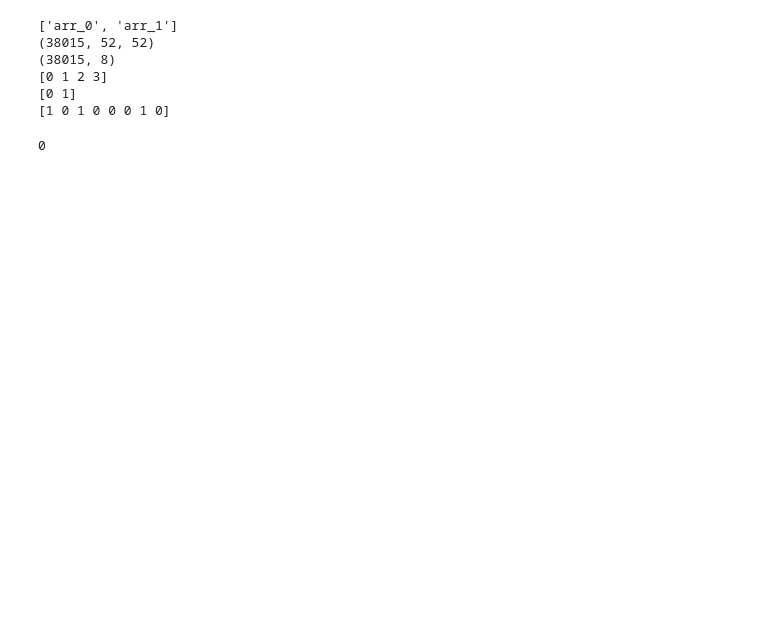
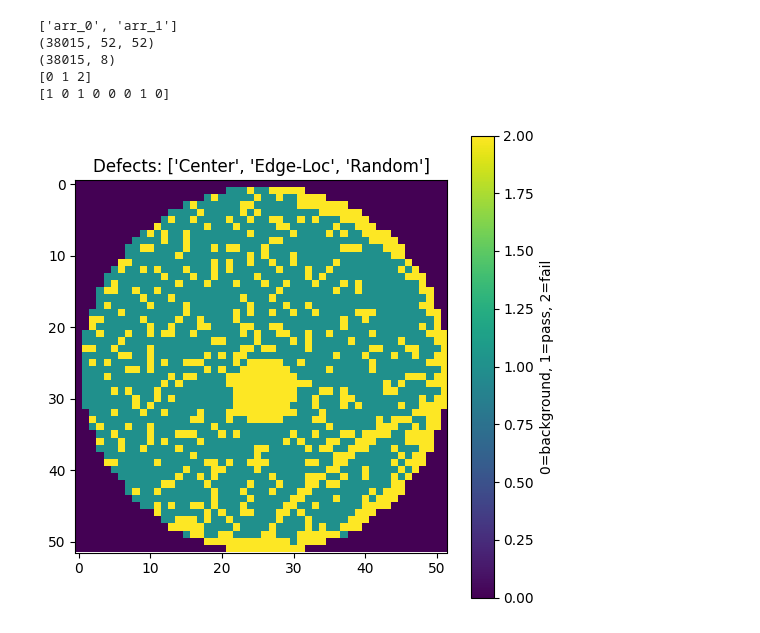
Before and after one commit to 0b10headedcalf/mixed-wafer-defect-model, a Jupyter notebook: main.ipynb, the cells around one changed output. Drawn from its saved outputs; the diff is of its cells as text; code cells hidden in the pictures; blank space fills up the shorter version.

```diff
--- a/main.ipynb
+++ b/main.ipynb
@@ -5,41 +5,24 @@ import matplotlib.pyplot as plt
 
 data = np.load("./dataset.npz")
 print(data.files)
-print(data['arr_0'].shape) #count, size of image
-print(data['arr_1'].shape) #count, possible defects (labeled data)
-print(np.unique(data['arr_0']))
-print(np.unique(data['arr_1']))
-#label data
-print(data['arr_1'][0]) #array 1 represents the defects in the wafers, with a 1 mapping to a true value in the defect array
+print(data['arr_0'].shape)
+print(data['arr_1'].shape)
+print(np.unique(data['arr_0'][0]))
+print(data['arr_1'][0])
 # %% [output]
 ['arr_0', 'arr_1']
 (38015, 52, 52)
 (38015, 8)
-[0 1 2 3]
-[0 1]
+[0 1 2]
 [1 0 1 0 0 0 1 0]
 # %%
 defect_names = ['Center', 'Donut', 'Edge-Loc', 'Edge-Ring',
-                'Loc', 'Near-full', 'Scratch', 'Random']
-
-testimg = data['arr_0'][0]
-testlabel = data['arr_1'][0]
-
+                'Loc', 'Near-full', 'Random', 'Scratch']
 
 plt.figure(figsize=(6, 6))
-plt.imshow(testimg)
-if np.sum(testlabel) == 0:
-    plt.title(f"Defects: Normal")
-else:
-    plt.title(f"Defects: {[defect_names[i] for i, v in enumerate(testlabel) if v == 1]}")
+plt.imshow(data['arr_0'][0])
+plt.title(f"Defects: {[defect_names[i] for i, v in enumerate(data['arr_1'][0]) if v == 1]}")
 plt.colorbar(label='0=background, 1=pass, 2=fail')
 plt.show()
+# %% [output]
+[figure, added]
-# %%
-count = 0
-for n in data['arr_1']:
-    if np.sum(n) == 0:
-        count += 1
-
-print(count)
-# %% [output]
-0
```
Also changed, not shown: parts of 4 cells of this notebook.
